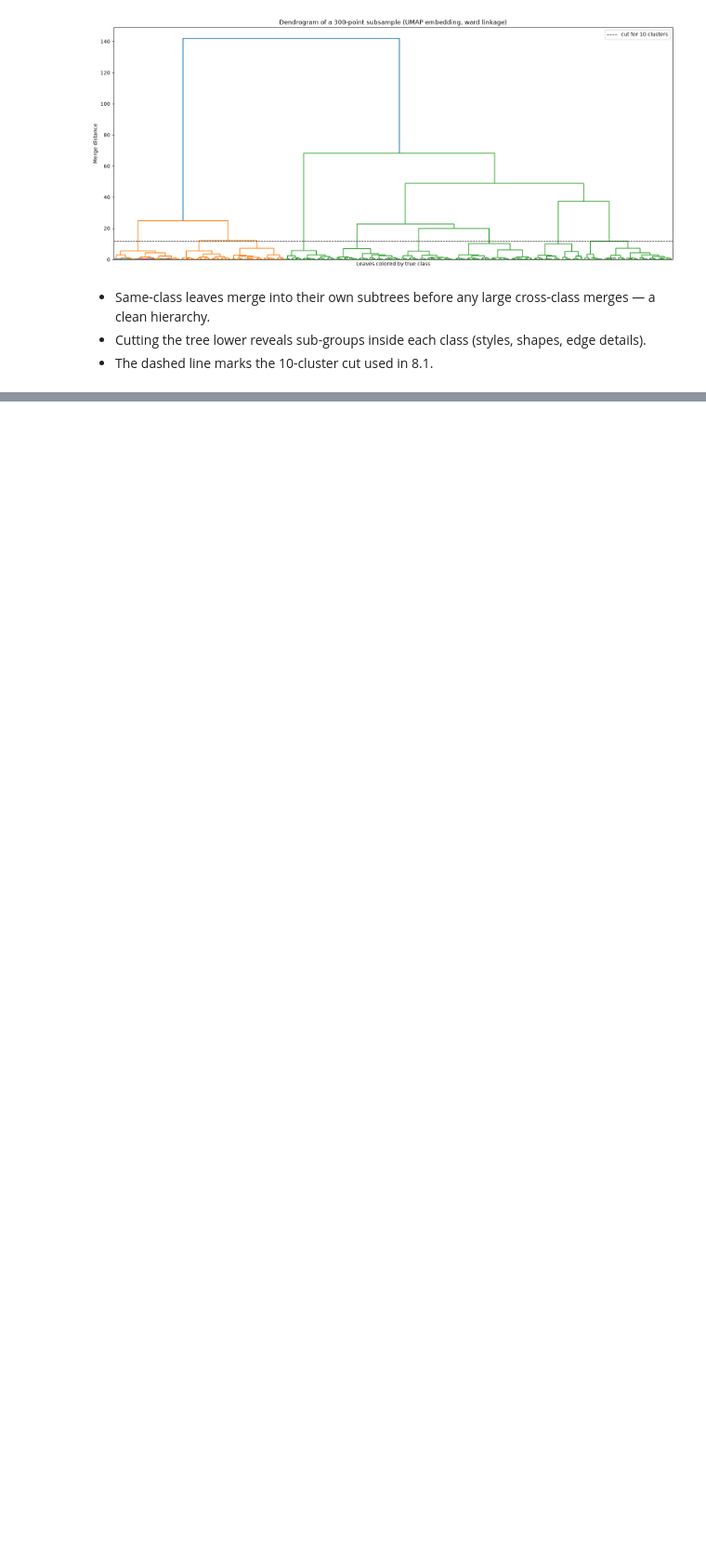
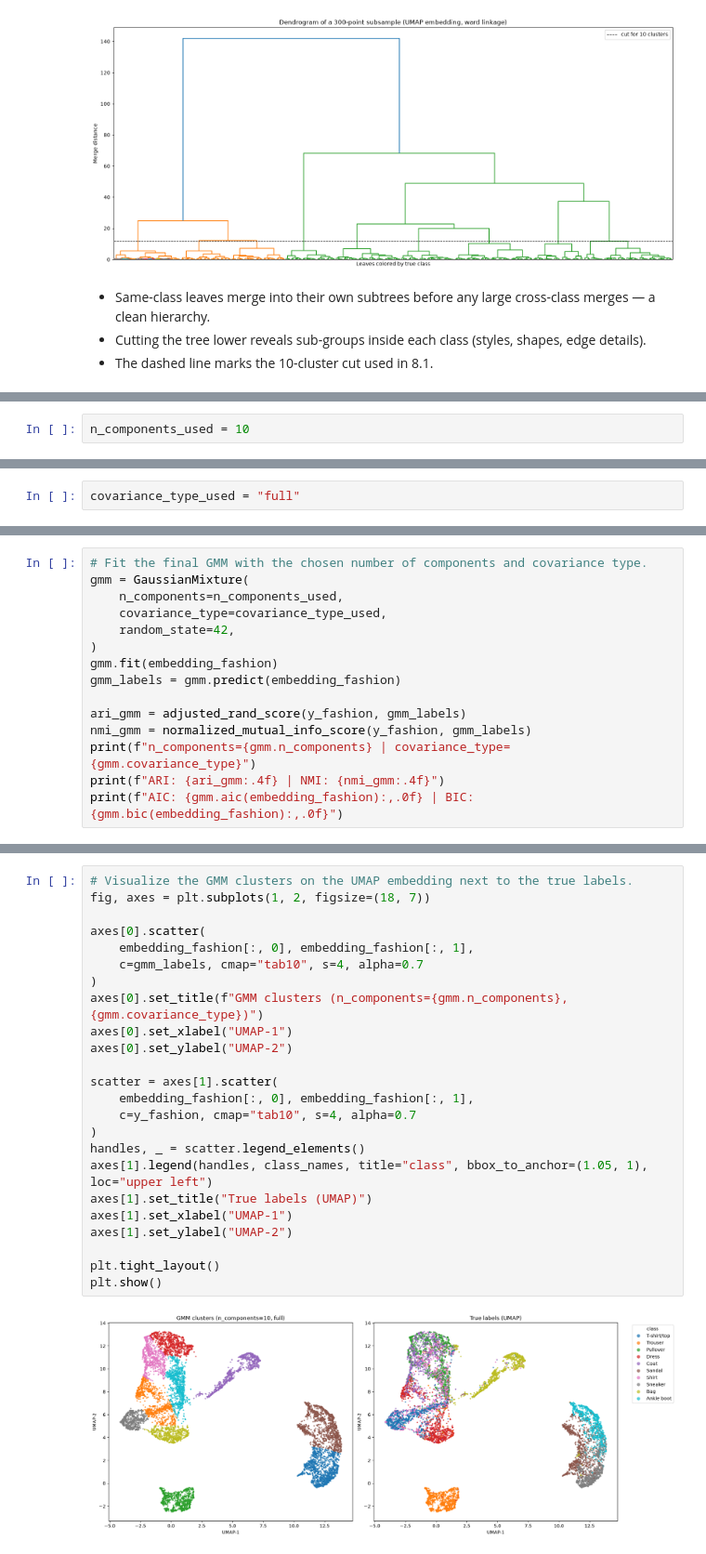
Before and after one commit to WillardDev/Fashion_MNIST_Dataset, a Jupyter notebook: Fashion_MNIST.ipynb, the cells around one changed output, grey strips where cells are left out. Shown at 93% size. Saved outputs shown, nothing was run; the diff lists cells and outputs as text; blank space fills up the shorter version.

```diff
--- a/Fashion_MNIST.ipynb
+++ b/Fashion_MNIST.ipynb
@@ -422,0 +477,2 @@ plt.show()
+# %%
+n_components_used = 10
@@ -422,0 +498,2 @@ plt.show()
+# %%
+covariance_type_used = "full"
@@ -422,0 +502,15 @@ plt.show()
+# %%
+# Fit the final GMM with the chosen number of components and covariance type.
+gmm = GaussianMixture(
+    n_components=n_components_used,
+    covariance_type=covariance_type_used,
+    random_state=42,
+)
+gmm.fit(embedding_fashion)
+gmm_labels = gmm.predict(embedding_fashion)
+
+ari_gmm = adjusted_rand_score(y_fashion, gmm_labels)
+nmi_gmm = normalized_mutual_info_score(y_fashion, gmm_labels)
+print(f"n_components={gmm.n_components} | covariance_type={gmm.covariance_type}")
+print(f"ARI: {ari_gmm:.4f} | NMI: {nmi_gmm:.4f}")
+print(f"AIC: {gmm.aic(embedding_fashion):,.0f} | BIC: {gmm.bic(embedding_fashion):,.0f}")
@@ -422,0 +521,26 @@ plt.show()
+# %%
+# Visualize the GMM clusters on the UMAP embedding next to the true labels.
+fig, axes = plt.subplots(1, 2, figsize=(18, 7))
+
+axes[0].scatter(
+    embedding_fashion[:, 0], embedding_fashion[:, 1],
+    c=gmm_labels, cmap="tab10", s=4, alpha=0.7
+)
+axes[0].set_title(f"GMM clusters (n_components={gmm.n_components}, {gmm.covariance_type})")
+axes[0].set_xlabel("UMAP-1")
+axes[0].set_ylabel("UMAP-2")
+
+scatter = axes[1].scatter(
+    embedding_fashion[:, 0], embedding_fashion[:, 1],
+    c=y_fashion, cmap="tab10", s=4, alpha=0.7
+)
+handles, _ = scatter.legend_elements()
+axes[1].legend(handles, class_names, title="class", bbox_to_anchor=(1.05, 1), loc="upper left")
+axes[1].set_title("True labels (UMAP)")
+axes[1].set_xlabel("UMAP-1")
+axes[1].set_ylabel("UMAP-2")
+
+plt.tight_layout()
+plt.show()
+# %% [output]
+[figure, added]
```
Also changed, not shown: parts of 15 cells of this notebook.
